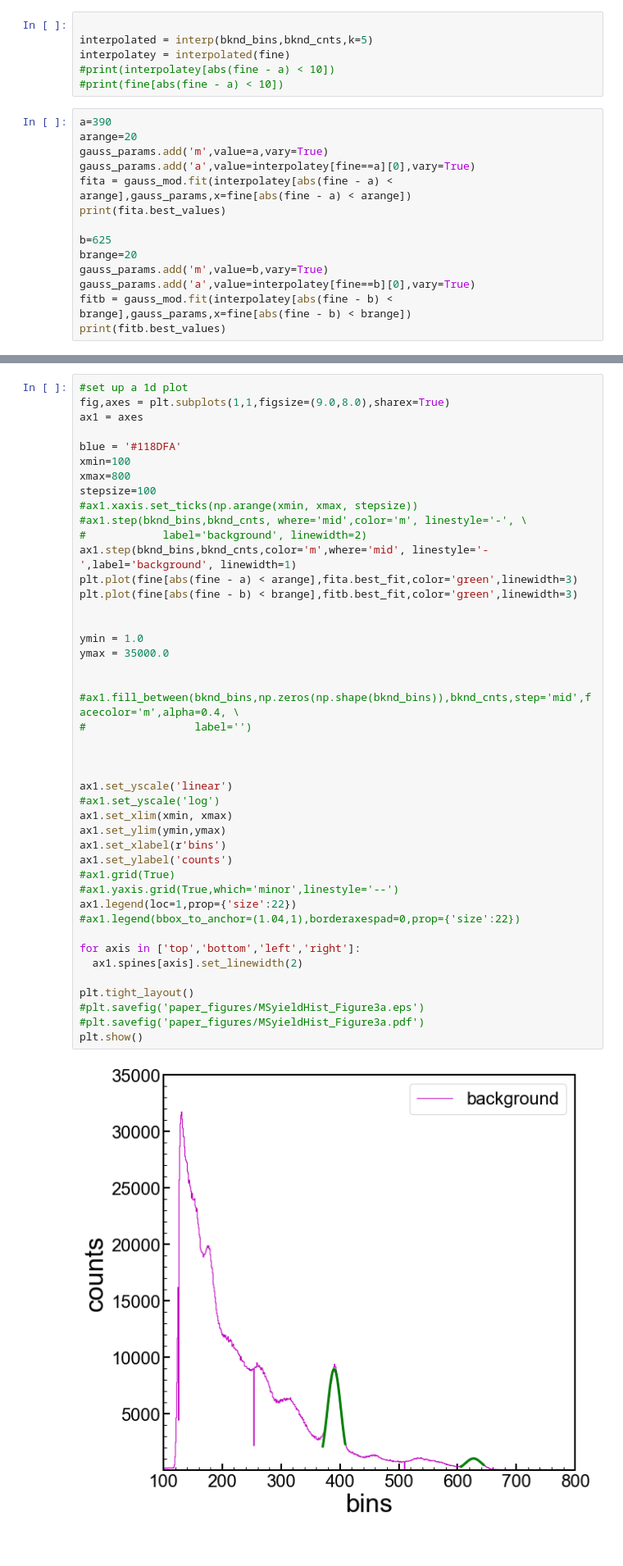
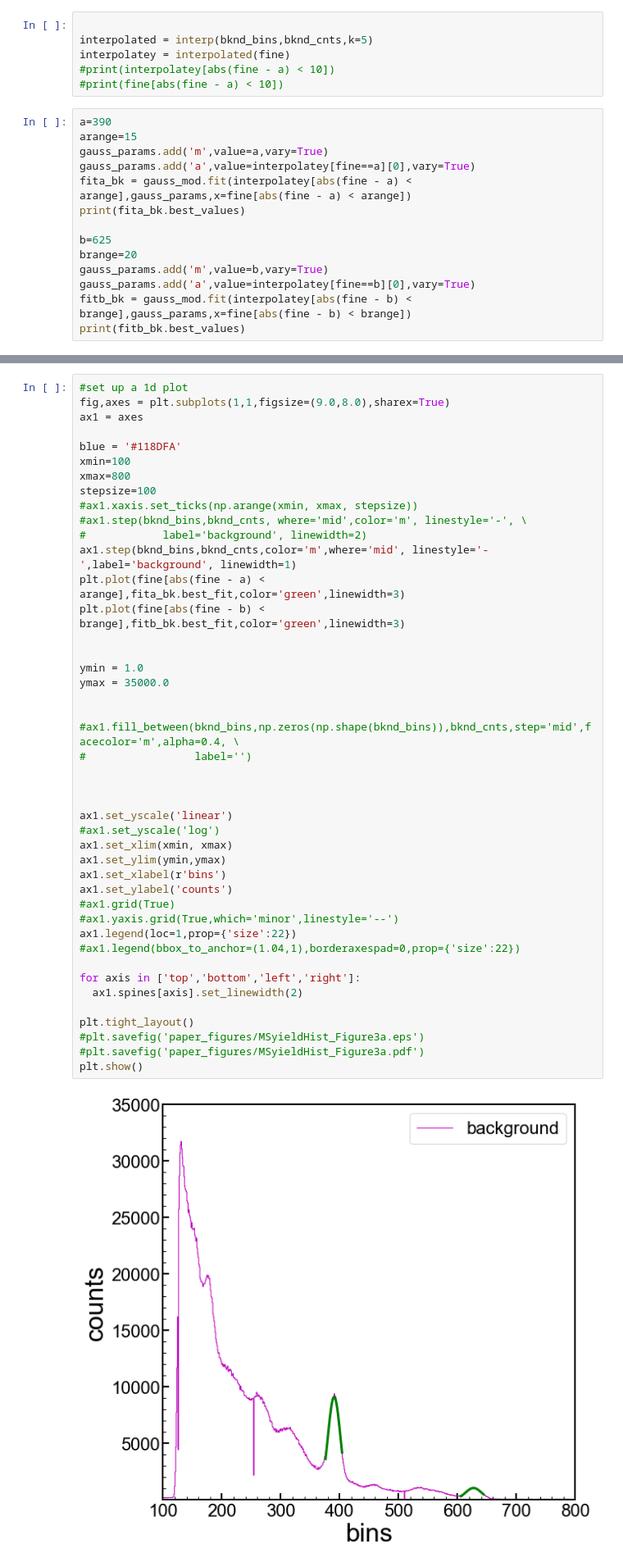
Before and after one commit to villano-lab/Boron-Absorption, a Jupyter notebook: therm-neut-meas/spectral-subtraction.ipynb, the cells around one changed output, grey strips where cells are left out. Shown: that part at 82% size. Drawn from its saved outputs; the diff is of its cells as text.

```diff
--- a/therm-neut-meas/spectral-subtraction.ipynb
+++ b/therm-neut-meas/spectral-subtraction.ipynb
@@ -142,16 +142,16 @@ interpolatey = interpolated(fine)
 #print(fine[abs(fine - a) < 10])
 # %%
 a=390
-arange=20
+arange=15
 gauss_params.add('m',value=a,vary=True)
 gauss_params.add('a',value=interpolatey[fine==a][0],vary=True)
-fita = gauss_mod.fit(interpolatey[abs(fine - a) < arange],gauss_params,x=fine[abs(fine - a) < arange])
-print(fita.best_values)
+fita_bk = gauss_mod.fit(interpolatey[abs(fine - a) < arange],gauss_params,x=fine[abs(fine - a) < arange])
+print(fita_bk.best_values)
 
 b=625
 brange=20
 gauss_params.add('m',value=b,vary=True)
 gauss_params.add('a',value=interpolatey[fine==b][0],vary=True)
-fitb = gauss_mod.fit(interpolatey[abs(fine - b) < brange],gauss_params,x=fine[abs(fine - b) < brange])
-print(fitb.best_values)
+fitb_bk = gauss_mod.fit(interpolatey[abs(fine - b) < brange],gauss_params,x=fine[abs(fine - b) < brange])
+print(fitb_bk.best_values)
 # %% [output]
@@ -170,36 +170,36 @@ stepsize=100
 #ax1.step(bknd_bins,bknd_cnts, where='mid',color='m', linestyle='-', \
 #            label='background', linewidth=2)
 ax1.step(bknd_bins,bknd_cnts,color='m',where='mid', linestyle='-',label='background', linewidth=1)
-plt.plot(fine[abs(fine - a) < arange],fita.best_fit,color='green',linewidth=3)
-plt.plot(fine[abs(fine - b) < brange],fitb.best_fit,color='green',linewidth=3)
+plt.plot(fine[abs(fine - a) < arange],fita_bk.best_fit,color='green',linewidth=3)
+plt.plot(fine[abs(fine - b) < brange],fitb_bk.best_fit,color='green',linewidth=3)
 
 
 ymin = 1.0
 ymax = 35000.0
 
 
 #ax1.fill_between(bknd_bins,np.zeros(np.shape(bknd_bins)),bknd_cnts,step='mid',facecolor='m',alpha=0.4, \
 #                 label='')
 
 
 
 ax1.set_yscale('linear')
 #ax1.set_yscale('log')
 ax1.set_xlim(xmin, xmax)
 ax1.set_ylim(ymin,ymax)
 ax1.set_xlabel(r'bins')
 ax1.set_ylabel('counts')
 #ax1.grid(True)
 #ax1.yaxis.grid(True,which='minor',linestyle='--')
 ax1.legend(loc=1,prop={'size':22})
 #ax1.legend(bbox_to_anchor=(1.04,1),borderaxespad=0,prop={'size':22})
 
 for axis in ['top','bottom','left','right']:
   ax1.spines[axis].set_linewidth(2)
 
 plt.tight_layout()
 #plt.savefig('paper_figures/MSyieldHist_Figure3a.eps')
 #plt.savefig('paper_figures/MSyieldHist_Figure3a.pdf')
 plt.show()
 # %% [output]
-[figure, old version]
+[figure, new version]
```
Also changed, not shown: parts of 10 cells of this notebook.
